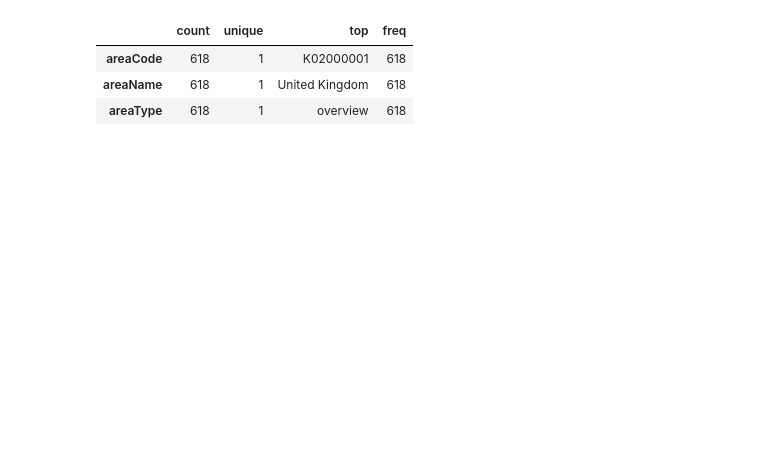
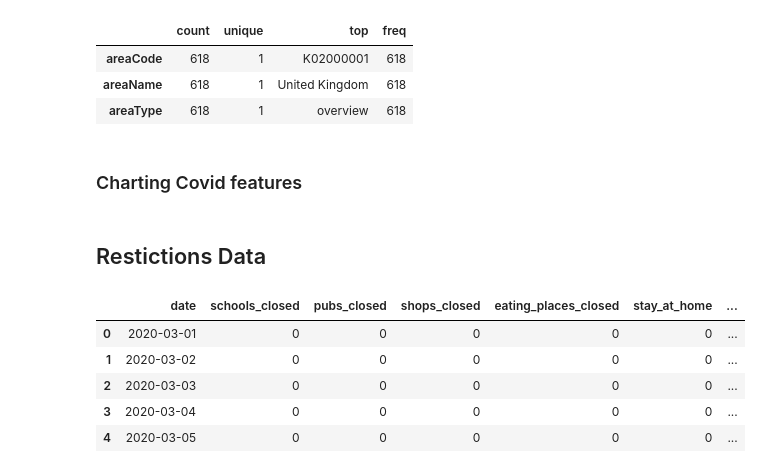
Before and after one commit to montgoz007/corona-modelling, a Jupyter notebook: EDA.ipynb, the cells around one changed output. Drawn from its saved outputs; the diff is of its cells as text; code cells hidden in the pictures; blank space fills up the shorter version.

```diff
--- a/EDA.ipynb
+++ b/EDA.ipynb
@@ -49,3 +55,5 @@ covid_data.describe(include=['object']).T
 | areaCode | 618 | 1 | K02000001 | 618 |
 | areaName | 618 | 1 | United Kingdom | 618 |
 | areaType | 618 | 1 | overview | 618 |
+# %% [markdown]
+### Charting Covid features
@@ -51,0 +66,12 @@ covid_data.describe(include=['object']).T
+# %% [markdown]
+## Restictions Data
+# %%
+restrictions_data = pd.read_csv(r'data\restrictions_daily.csv', parse_dates=['date'])
+restrictions_data.head(5)
+# %% [output]
+|  | date | schools_closed | pubs_closed | shops_closed | eating_places_closed | stay_at_home | ... |
+| 0 | 2020-03-01 | 0 | 0 | 0 | 0 | 0 | ... |
+| 1 | 2020-03-02 | 0 | 0 | 0 | 0 | 0 | ... |
+| 2 | 2020-03-03 | 0 | 0 | 0 | 0 | 0 | ... |
+| 3 | 2020-03-04 | 0 | 0 | 0 | 0 | 0 | ... |
+| 4 | 2020-03-05 | 0 | 0 | 0 | 0 | 0 | ... |
```
Also changed, not shown: parts of 9 cells of this notebook.
